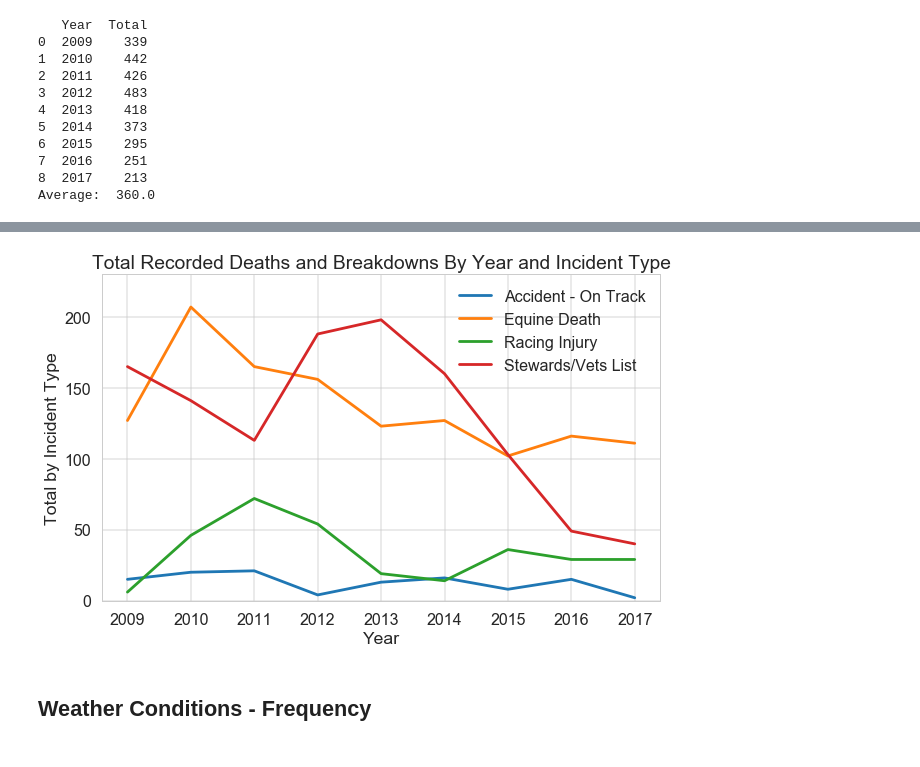
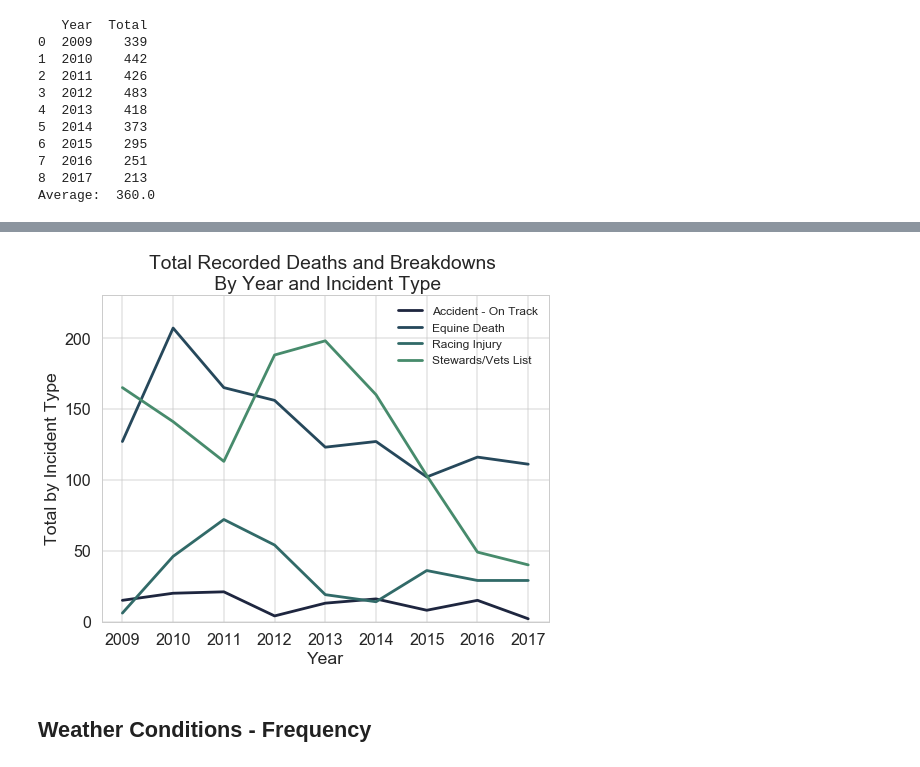
Before and after one commit to isabelvanzijl/Capstone-Project-1, a Jupyter notebook: Final_Analysis_Code.ipynb, the cells around one changed output, grey strips where cells are left out. Drawn from its saved outputs; the diff is of its cells as text; code cells hidden in the pictures.

```diff
--- a/Final_Analysis_Code.ipynb
+++ b/Final_Analysis_Code.ipynb
@@ -6,18 +6,26 @@ import scipy as sp
 from scipy import stats
 import seaborn as sns
 import matplotlib.pyplot as plt
+
 import sklearn.model_selection
 from sklearn import preprocessing
 from sklearn.linear_model import LogisticRegression
 from sklearn.cross_validation import train_test_split
 from sklearn import model_selection
 from sklearn.model_selection import cross_val_score
+from sklearn.metrics import confusion_matrix
+from sklearn.metrics import classification_report
+from sklearn.metrics import roc_auc_score
+from sklearn.metrics import roc_curve
+from sklearn.ensemble import RandomForestClassifier
+from sklearn.metrics import accuracy_score
+from sklearn.ensemble import ExtraTreesClassifier
 import statsmodels.api as sm
 import statsmodels.formula.api as smf
 
 
 %matplotlib  inline
-sns.set_color_codes("pastel")
+pal = sns.set_palette(sns.cubehelix_palette(8, start=.2, rot=-.75, reverse=True))
 # %% [markdown]
 # Data Wrangling
 
@@ -568,30 +576,30 @@ plt.show()
 # %%
 # INCIDENT TYPE
 
 # create pivot table of how many of each incident type occurred each year
 incidenttype_pivot = df.pivot_table(values='Incident Date', index='Year', columns='Incident Type', aggfunc='count')
 
 # remove some less populated columns for more clarity in our graph and discussion
 del incidenttype_pivot['ACCIDENT - DRIVER/JOCKEY']
 del incidenttype_pivot['ACCIDENT - IN STARTING GATE']
 del incidenttype_pivot['ACCIDENT - TAGGED SULKY']
 del incidenttype_pivot['DRIVER/JOCKEY INJURED']
 del incidenttype_pivot['EQUINE DEATH - INFECTIOUS DISEASE']
 del incidenttype_pivot['FALL OF HORSE']
 del incidenttype_pivot['FALL OF RIDER']
 
 # plot the above pivot table
-_ = plt.figure(figsize=(10,6))
+_ = plt.figure(figsize=(8,6))
 _ = plt.plot(incidenttype_pivot)
 _ = plt.xlabel('Year')
 _ = plt.ylabel('Total by Incident Type')
-_ = plt.title('Total Recorded Deaths and Breakdowns By Year and Incident Type')
-_ = plt.legend(('Accident - On Track', 'Equine Death', 'Racing Injury', 'Stewards/Vets List'))
+_ = plt.title('Total Recorded Deaths and Breakdowns \n By Year and Incident Type')
+_ = plt.legend(('Accident - On Track', 'Equine Death', 'Racing Injury', 'Stewards/Vets List'), fontsize='large')
 _ = plt.ylim([0,230])
 _ = plt.grid(alpha=.5)
 plt.show()
 # %% [output]
-[figure, old version]
+[figure, new version]
 # %% [markdown]
 ## Weather Conditions - Frequency
 # %%
```
Also changed, not shown: parts of 27 cells of this notebook.
